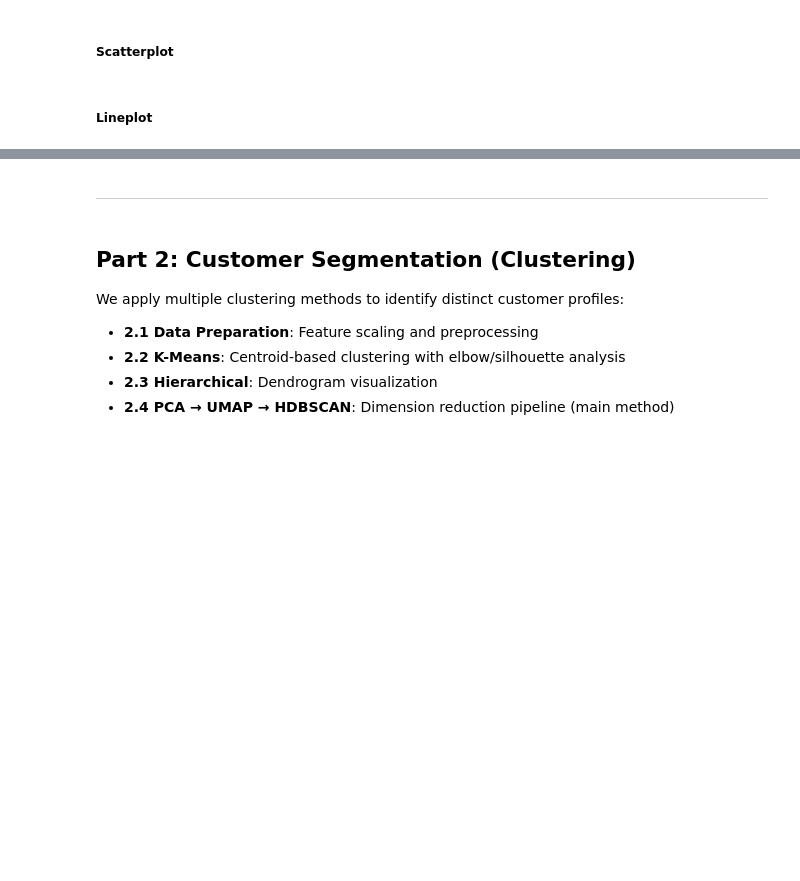
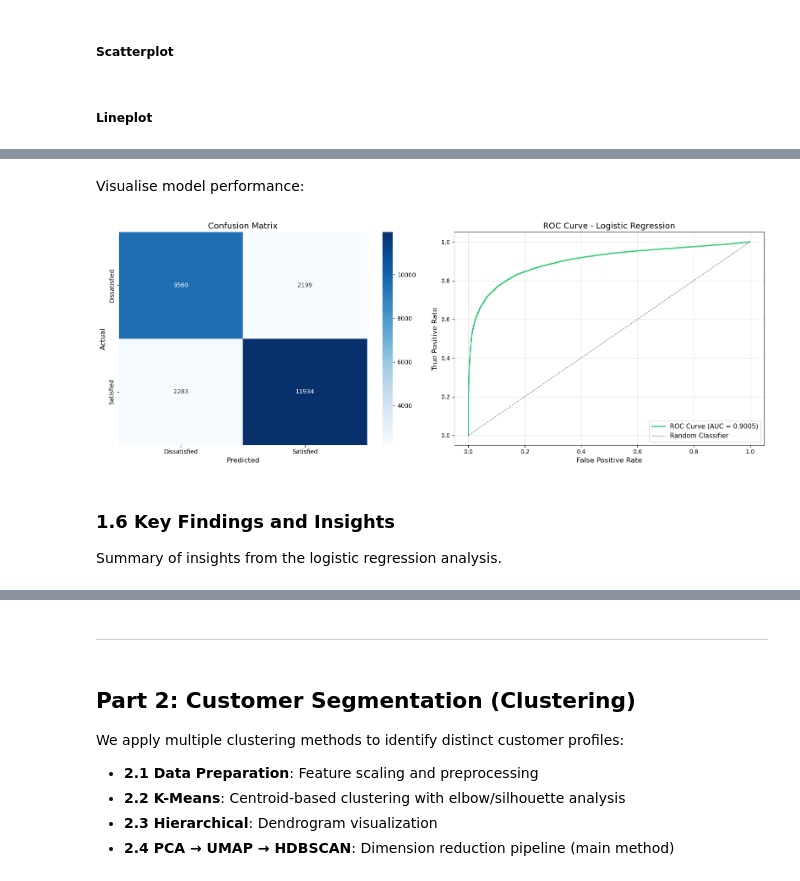
Before and after one commit to Ulyssem23/Business_data_science_final_project, a Jupyter notebook: Business_data_science_final_project.ipynb, the cells around one changed output, grey strips where cells are left out. Saved outputs shown, nothing was run; the diff lists cells and outputs as text; code cells hidden in the pictures; blank space fills up the shorter version.

```diff
--- a/Business_data_science_final_project.ipynb
+++ b/Business_data_science_final_project.ipynb
@@ -569,0 +681,11 @@ What's interesting to see is that Inflightentertainment and Onlinesupport are pe
+# %%
+y_pred = log_reg.predict(X_test_scaled)
+y_pred_proba = log_reg.predict_proba(X_test_scaled)[:, 1]
+
+# Calculate metrics
+accuracy = accuracy_score(y_test, y_pred)
+roc_auc = roc_auc_score(y_test, y_pred_proba)
+cm = confusion_matrix(y_test, y_pred)
+
+print(f"Accuracy: {accuracy:.4f} | ROC-AUC: {roc_auc:.4f}")
+print("\n" + classification_report(y_test, y_pred, target_names=['Dissatisfied', 'Satisfied']))
@@ -569,0 +703,31 @@ What's interesting to see is that Inflightentertainment and Onlinesupport are pe
+# %% [markdown]
+Visualise model performance:
+# %%
+fig, axes = plt.subplots(1, 2, figsize=(16, 6))
+
+# Confusion Matrix Heatmap
+sns.heatmap(cm, annot=True, fmt='d', cmap='Blues', ax=axes[0],
+            xticklabels=['Dissatisfied', 'Satisfied'],
+            yticklabels=['Dissatisfied', 'Satisfied'])
+axes[0].set_title('Confusion Matrix', fontsize=14)
+axes[0].set_ylabel('Actual', fontsize=12)
+axes[0].set_xlabel('Predicted', fontsize=12)
+
+# ROC Curve
+fpr, tpr, thresholds = roc_curve(y_test, y_pred_proba)
+axes[1].plot(fpr, tpr, color='#2ecc71', linewidth=2, label=f'ROC Curve (AUC = {roc_auc:.4f})')
+axes[1].plot([0, 1], [0, 1], color='gray', linestyle='--', linewidth=1, label='Random Classifier')
+axes[1].set_xlabel('False Positive Rate', fontsize=12)
+axes[1].set_ylabel('True Positive Rate', fontsize=12)
+axes[1].set_title('ROC Curve - Logistic Regression', fontsize=14)
+axes[1].legend(loc='lower right', fontsize=11)
+axes[1].grid(alpha=0.3)
+
+plt.tight_layout()
+plt.show()
+# %% [output]
+[figure, added]
+# %% [markdown]
+### 1.6 Key Findings and Insights
+
+Summary of insights from the logistic regression analysis.
```
Also changed, not shown: parts of 16 cells of this notebook.
